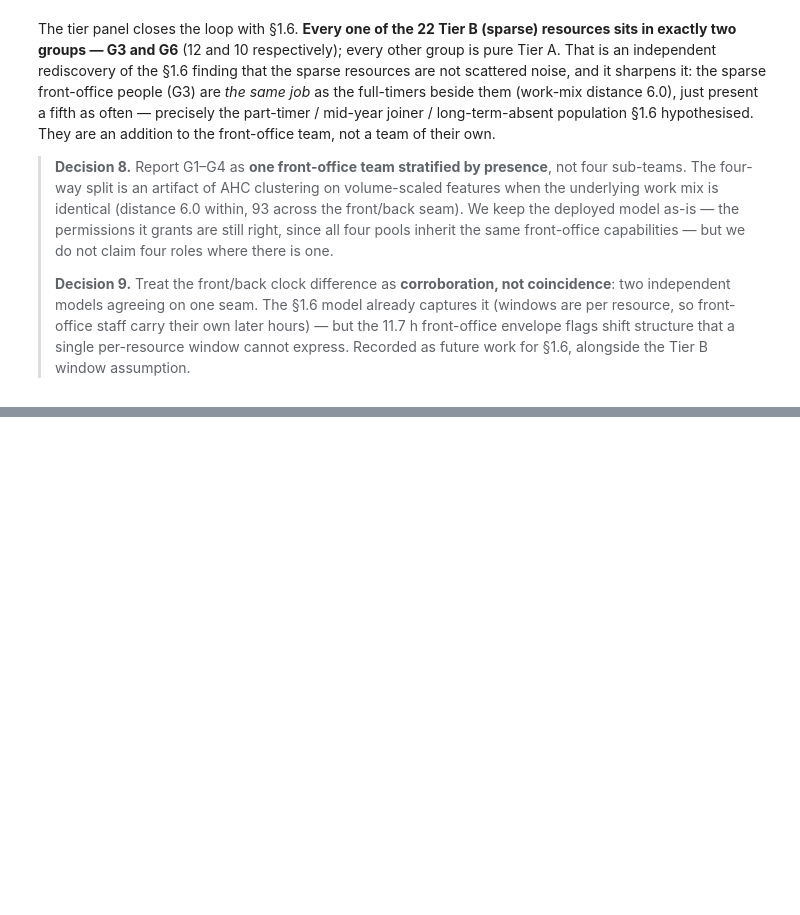
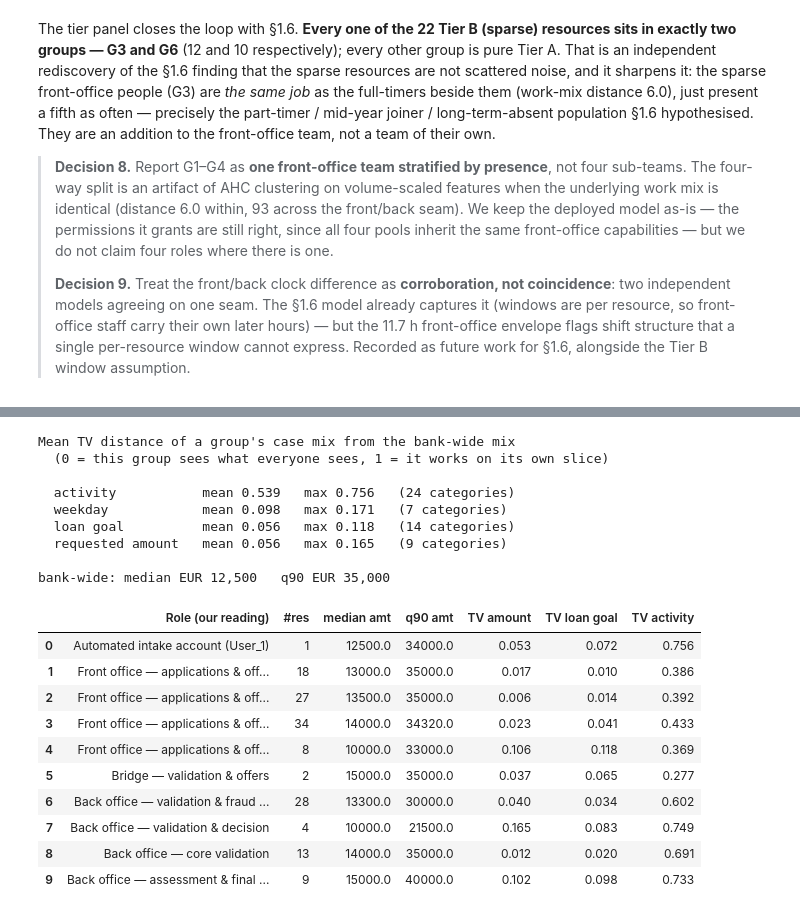
Before and after one commit to ophdn/bpic17-process-mining-group-assignment, a Jupyter notebook: notebooks/02_resource_permissions.ipynb, the cells around one changed output, grey strips where cells are left out. Saved outputs shown, nothing was run; the diff lists cells and outputs as text; code cells hidden in the pictures; blank space fills up the shorter version.

```diff
--- a/notebooks/02_resource_permissions.ipynb
+++ b/notebooks/02_resource_permissions.ipynb
@@ -876,0 +897,72 @@ The tier panel closes the loop with §1.6. **Every one of the 22 Tier B (sparse)
+# %%
+# §11 Step 1 — the cheap decisive test: does the amount separate the ten deployed groups?
+#
+# Same total-variation test used throughout §9-§10, but measured against the BANK-WIDE
+# distribution rather than between groups: for each group, how far is its distribution
+# over a case dimension from the bank's? 0 = this group sees the same mix as everyone
+# else; 1 = it works on a disjoint slice of the business. Run over four dimensions so
+# the amount is read against a scale, not in isolation.
+amt_case = el.groupby("case:concept:name")["case:RequestedAmount"].first()
+
+# Quantile bins (deciles), not fixed thresholds — see the note above. Deciles rather
+# than quartiles so the amount gets a category count comparable to loan goal's 14;
+# coarser bins can only *lower* a TV distance, so this is the generous setting.
+edges = np.unique(amt_case.quantile(np.linspace(0, 1, 11)).values).astype(float).copy()
+edges[0], edges[-1] = -np.inf, np.inf
+
+w = work.assign(
+    amt_bin=pd.cut(work["case:RequestedAmount"], bins=edges, labels=False,
+                   include_lowest=True),
+    weekday_name=work["time:timestamp"].dt.day_name(),
+)
+
+def tv_from_bankwide(col):
+    """Per group: TV distance between its distribution over `col` and the bank-wide one."""
+    p = pd.crosstab(w["grp"], w[col]).pipe(lambda t: t.div(t.sum(axis=1), axis=0))
+    bank = w[col].value_counts(normalize=True).reindex(p.columns).fillna(0)
+    return 0.5 * (p - bank).abs().sum(axis=1)
+
+DIMS = {"activity": "concept:name", "weekday": "weekday_name",
+        "loan goal": "case:LoanGoal", "requested amount": "amt_bin"}
+tvs = pd.DataFrame({k: tv_from_bankwide(v) for k, v in DIMS.items()})
+
+print("Mean TV distance of a group's case mix from the bank-wide mix")
+print("  (0 = this group sees what everyone sees, 1 = it works on its own slice)\n")
+for k in DIMS:
+    print(f"  {k:18s} mean {tvs[k].mean():.3f}   max {tvs[k].max():.3f}   "
+          f"({w[DIMS[k]].nunique()} categories)")
+
+profile = pd.DataFrame({
+    "Role (our reading)": pd.Series(ROLES),
+    "#res": [len(g["members"]) for g in om["groups"]],
+    "median amt": w.groupby("grp")["case:concept:name"].apply(
+        lambda c: amt_case.reindex(c.unique()).median()),
+    "q90 amt": w.groupby("grp")["case:concept:name"].apply(
+        lambda c: amt_case.reindex(c.unique()).quantile(.9)),
+    "TV amount": tvs["requested amount"].round(3),
+    "TV loan goal": tvs["loan goal"].round(3),
+    "TV activity": tvs["activity"].round(3),
+})
+print(f"\nbank-wide: median EUR {amt_case.median():,.0f}   q90 EUR {amt_case.quantile(.9):,.0f}")
+profile
+# %% [output]
+Mean TV distance of a group's case mix from the bank-wide mix
+  (0 = this group sees what everyone sees, 1 = it works on its own slice)
+
+  activity           mean 0.539   max 0.756   (24 categories)
+  weekday            mean 0.098   max 0.171   (7 categories)
+  loan goal          mean 0.056   max 0.118   (14 categories)
+  requested amount   mean 0.056   max 0.165   (9 categories)
+
+bank-wide: median EUR 12,500   q90 EUR 35,000
+|  | Role (our reading) | #res | median amt | q90 amt | TV amount | TV loan goal | TV activity |
+| 0 | Automated intake account (User_1) | 1 | 12500.0 | 34000.0 | 0.053 | 0.072 | 0.756 |
+| 1 | Front office — applications & off... | 18 | 13000.0 | 35000.0 | 0.017 | 0.010 | 0.386 |
+| 2 | Front office — applications & off... | 27 | 13500.0 | 35000.0 | 0.006 | 0.014 | 0.392 |
+| 3 | Front office — applications & off... | 34 | 14000.0 | 34320.0 | 0.023 | 0.041 | 0.433 |
+| 4 | Front office — applications & off... | 8 | 10000.0 | 33000.0 | 0.106 | 0.118 | 0.369 |
+| 5 | Bridge — validation & offers | 2 | 15000.0 | 35000.0 | 0.037 | 0.065 | 0.277 |
+| 6 | Back office — validation & fraud ... | 28 | 13300.0 | 30000.0 | 0.040 | 0.034 | 0.602 |
+| 7 | Back office — validation & decision | 4 | 10000.0 | 21500.0 | 0.165 | 0.083 | 0.749 |
+| 8 | Back office — core validation | 13 | 14000.0 | 35000.0 | 0.012 | 0.020 | 0.691 |
+| 9 | Back office — assessment & final ... | 9 | 15000.0 | 40000.0 | 0.102 | 0.098 | 0.733 |
```
Also changed, not shown: parts of 15 cells of this notebook, 1 other file.
